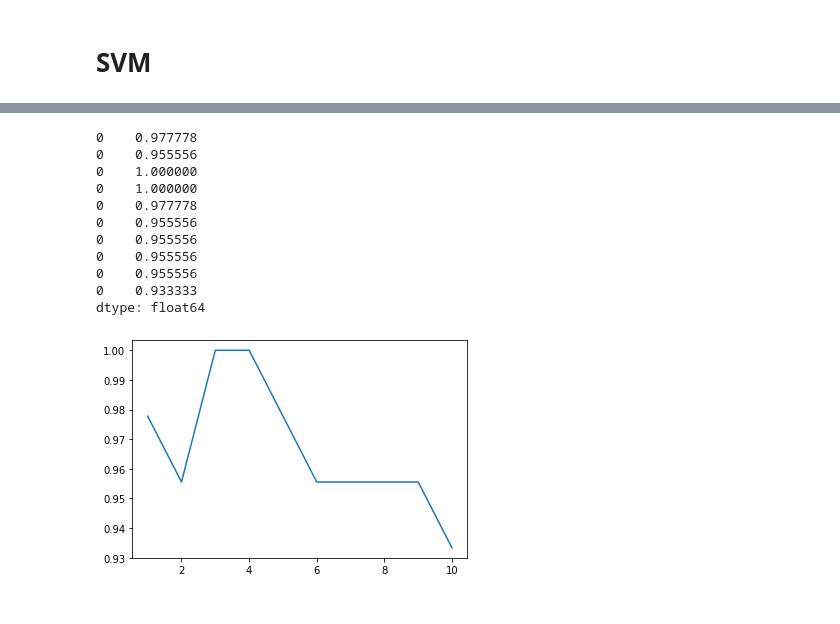
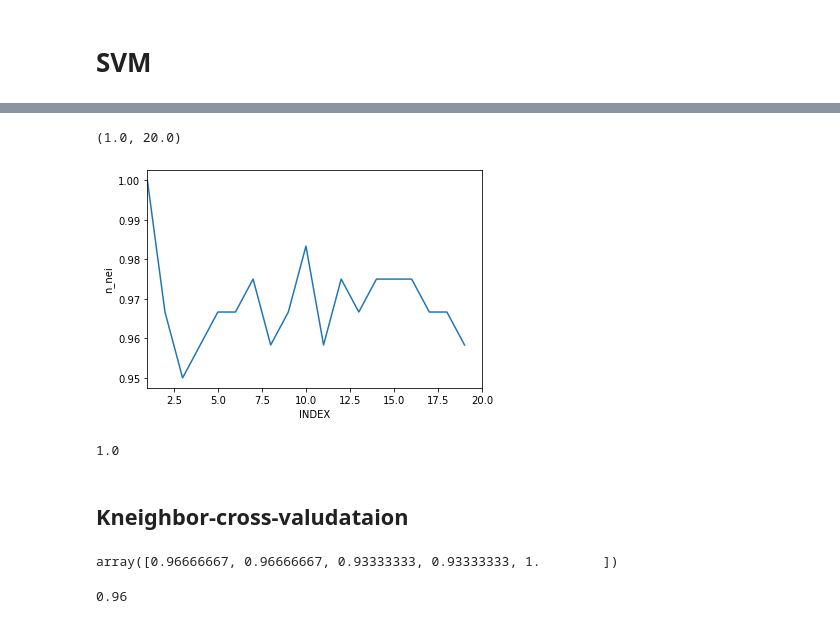
Before and after one commit to AlimamHu/Iris-Flowers-Classification-ML-Project, a Jupyter notebook: iris_flowes_classification_.ipynb, the cells around one changed output, grey strips where cells are left out. Saved outputs shown, nothing was run; the diff lists cells and outputs as text; code cells hidden in the pictures.

```diff
--- a/iris_flowes_classification_.ipynb
+++ b/iris_flowes_classification_.ipynb
@@ -254,0 +118,5 @@ metrics.accuracy_score(predi_svc,ytest)
+# %%
+from sklearn.svm import SVC
+svm_model_train=SVC(random_state=40,shrinking=True)
+# %%
+svm_model_train.fit(Xtrain,Ytrain)
@@ -352,29 +146,18 @@ metrics.accuracy_score(pred_dec,ytest)
 # %%
 from sklearn.neighbors import KNeighborsClassifier
-# %%
-a_index=list(range(1,11))
-a_serise=pd.Series()
-for i in range(1,11):
-    model6=KNeighborsClassifier(n_neighbors=i)
-    model6.fit(xtrain,ytrain)
-    pred_knn=model6.predict(xtest)
-    a_serise= a_serise.append(pd.Series(metrics.accuracy_score(pred_knn,ytest)))
-# %%
-a_serise
-# %% [output]
-0    0.977778
-0    0.955556
-0    1.000000
-0    1.000000
-0    0.977778
-0    0.955556
-0    0.955556
-0    0.955556
-0    0.955556
-0    0.933333
-dtype: float64
-# %%
-plt.plot(a_index,a_serise,)
-plt.show()
-# %% [output]
-[figure, removed]
+# %%
+knei_n=[]
+for i in range(1,20):
+    kneigh_model_train=KNeighborsClassifier(n_neighbors=i)
+    kneigh_model_train.fit(Xtrain,Ytrain)
+    KNei_predict_Y=kneigh_model_train.predict(Xtest)
+
+    knei_n.append(kneigh_model_train.score(Xtrain,Ytrain))
+# %%
+plt.plot(range(1,20),knei_n,);
+plt.ylabel('n_nei')
+plt.xlabel('INDEX')
+plt.xlim(1,20)
+# %% [output]
+(1.0, 20.0)
+[figure, added]
@@ -380,0 +168,14 @@ plt.show()
+# %%
+kneigh_model_train.score(Xtrain,Ytrain)
+# %% [output]
+1.0
+# %% [markdown]
+## Kneighbor-cross-valudataion
+# %%
+cross_val_score(kneigh_model_train,X_full_dataSet,Y_full_dataSet,cv=5)
+# %% [output]
+array([0.96666667, 0.96666667, 0.93333333, 0.93333333, 1.        ])
+# %%
+cross_val_score(kneigh_model_train,X_full_dataSet,Y_full_dataSet,cv=5).mean()
+# %% [output]
+0.96
```
Also changed, not shown: parts of 120 cells of this notebook.
